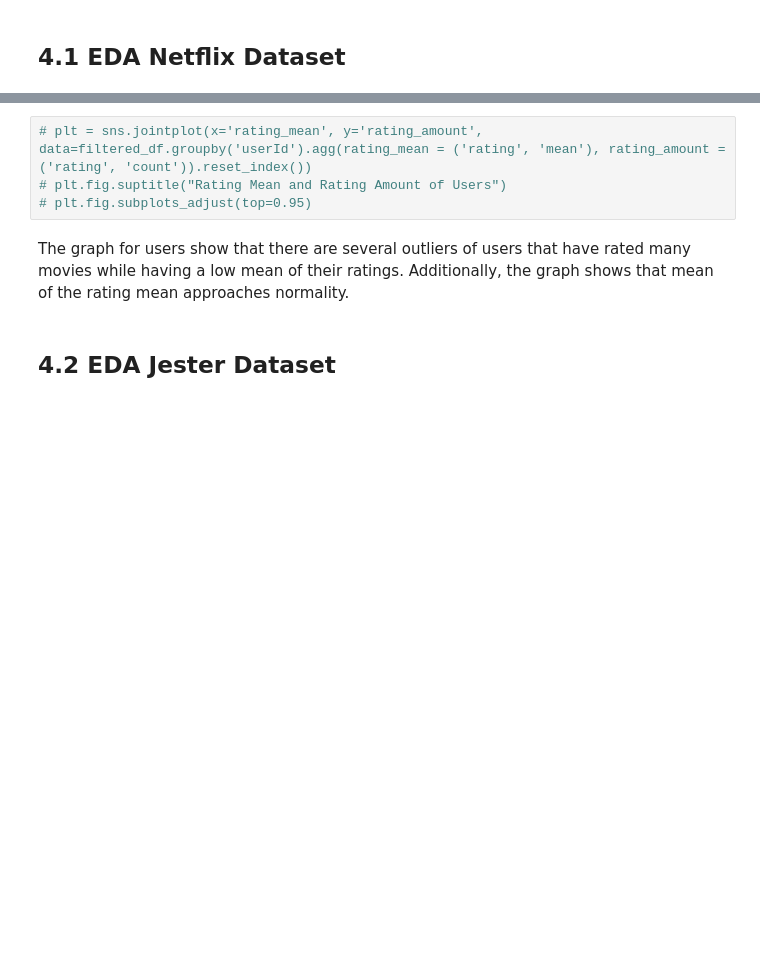
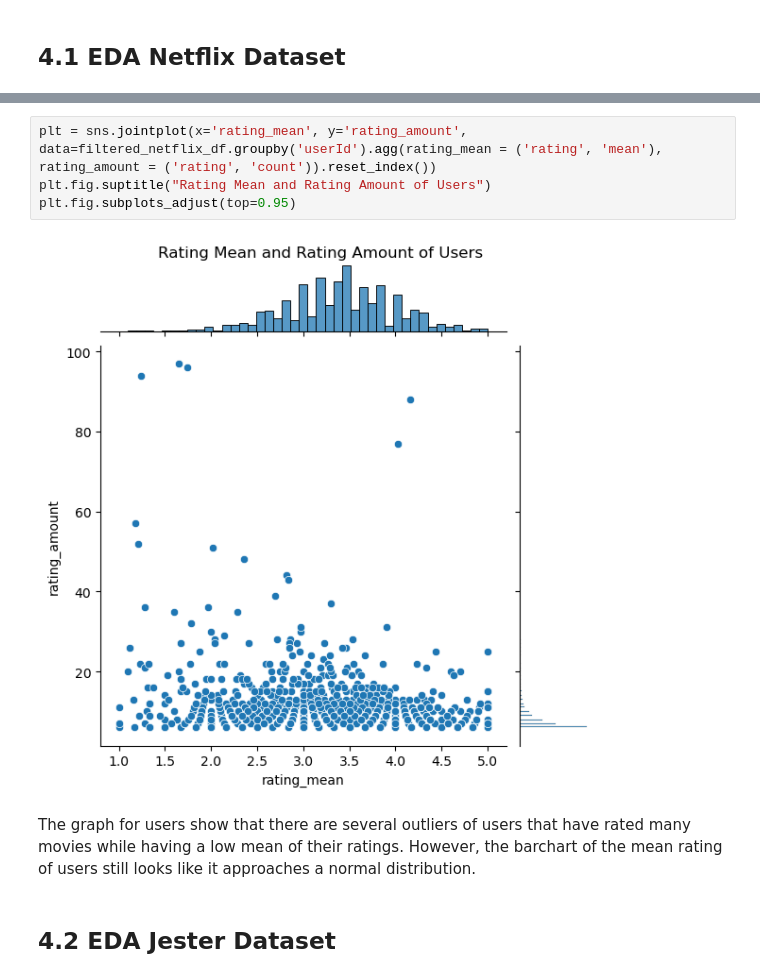
Before and after one commit to ValentijnBraun/RecSys_SDM, a Jupyter notebook: RecSys_Netflix_SVD_ValentijnBraun.ipynb, the cells around one changed output, grey strips where cells are left out. Saved outputs shown, nothing was run; the diff lists cells and outputs as text; blank space fills up the shorter version.

```diff
--- a/RecSys_Netflix_SVD_ValentijnBraun.ipynb
+++ b/RecSys_Netflix_SVD_ValentijnBraun.ipynb
@@ -219,9 +259,11 @@ The next graph shows the same variables as the graph seen above for each user.
 # %%
-# plt = sns.jointplot(x='rating_mean', y='rating_amount', data=filtered_df.groupby('userId').agg(rating_mean = ('rating', 'mean'), rating_amount = ('rating', 'count')).reset_index())
-# plt.fig.suptitle("Rating Mean and Rating Amount of Users")
-# plt.fig.subplots_adjust(top=0.95)
+plt = sns.jointplot(x='rating_mean', y='rating_amount', data=filtered_netflix_df.groupby('userId').agg(rating_mean = ('rating', 'mean'), rating_amount = ('rating', 'count')).reset_index())
+plt.fig.suptitle("Rating Mean and Rating Amount of Users")
+plt.fig.subplots_adjust(top=0.95)
+# %% [output]
+[figure, added]
 # %% [markdown]
-The graph for users show that there are several outliers of users that have rated many movies while having a low mean of their ratings. Additionally, the graph shows that mean of the rating mean approaches normality.
+The graph for users show that there are several outliers of users that have rated many movies while having a low mean of their ratings. However, the barchart of the mean rating of users still looks like it approaches a normal distribution.
 # %% [markdown]
 ## 4.2 EDA Jester Dataset
 # %%
```
Also changed, not shown: parts of 73 cells of this notebook.
